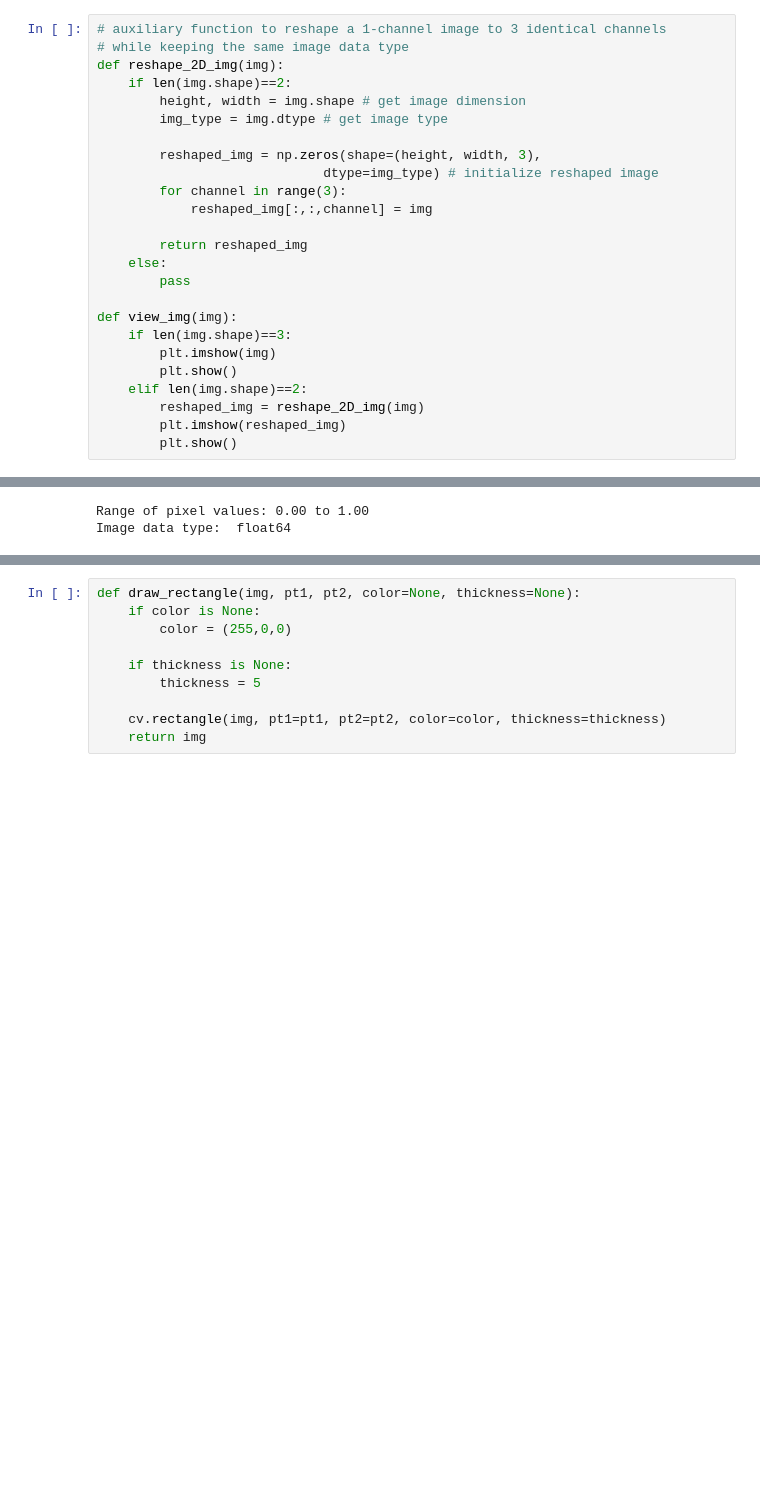
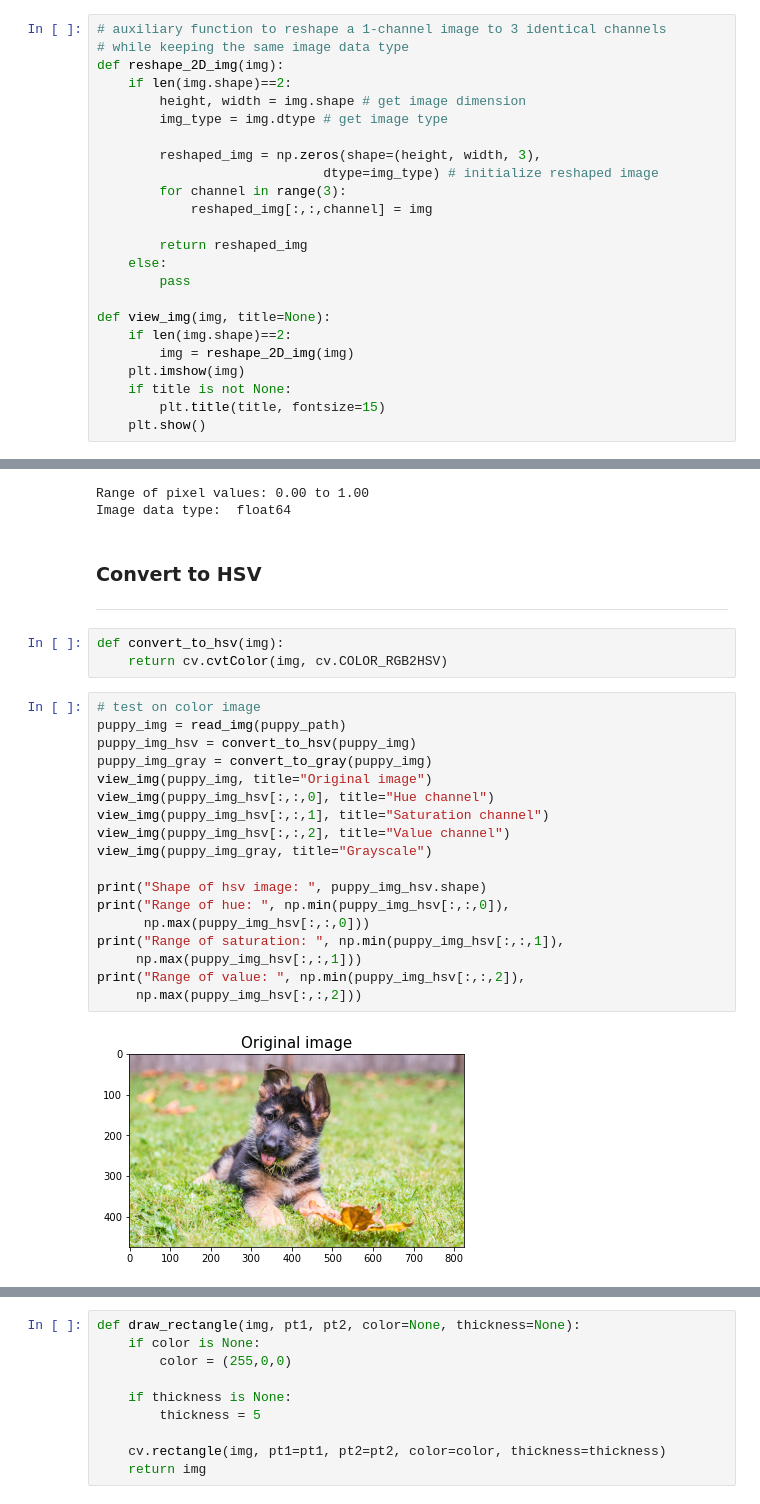
Before and after one commit to KC1988Learning/hsa_ocr, a Jupyter notebook: util/cvutil_documentation.ipynb, the cells around one changed output, grey strips where cells are left out. Cells and saved outputs as stored; diff of their text form; blank space fills up the shorter version.

```diff
--- a/util/cvutil_documentation.ipynb
+++ b/util/cvutil_documentation.ipynb
@@ -57,14 +62,13 @@ def reshape_2D_img(img):
     else:
         pass
 
-def view_img(img):
-    if len(img.shape)==3:
-        plt.imshow(img)
-        plt.show()
-    elif len(img.shape)==2:
-        reshaped_img = reshape_2D_img(img)
-        plt.imshow(reshaped_img)
-        plt.show()
+def view_img(img, title=None):
+    if len(img.shape)==2:
+        img = reshape_2D_img(img)
+    plt.imshow(img)
+    if title is not None:
+        plt.title(title, fontsize=15)
+    plt.show()
 # %%
 # test on color image
 puppy_img = read_img(puppy_path)
@@ -197,3 +205,29 @@ print("Image data type: ", get_type(puppy_gray_float_img))
 [figure]
 Range of pixel values: 0.00 to 1.00
 Image data type:  float64
+# %% [markdown]
+### Convert to HSV
+___
+# %%
+def convert_to_hsv(img):
+    return cv.cvtColor(img, cv.COLOR_RGB2HSV)
+# %%
+# test on color image
+puppy_img = read_img(puppy_path)
+puppy_img_hsv = convert_to_hsv(puppy_img)
+puppy_img_gray = convert_to_gray(puppy_img)
+view_img(puppy_img, title="Original image")
+view_img(puppy_img_hsv[:,:,0], title="Hue channel")
+view_img(puppy_img_hsv[:,:,1], title="Saturation channel")
+view_img(puppy_img_hsv[:,:,2], title="Value channel")
+view_img(puppy_img_gray, title="Grayscale")
+
+print("Shape of hsv image: ", puppy_img_hsv.shape)
+print("Range of hue: ", np.min(puppy_img_hsv[:,:,0]),
+      np.max(puppy_img_hsv[:,:,0]))
+print("Range of saturation: ", np.min(puppy_img_hsv[:,:,1]),
+     np.max(puppy_img_hsv[:,:,1]))
+print("Range of value: ", np.min(puppy_img_hsv[:,:,2]),
+     np.max(puppy_img_hsv[:,:,2]))
+# %% [output]
+[figure, added]
```
Also changed, not shown: parts of 31 cells of this notebook, 13 other files.
